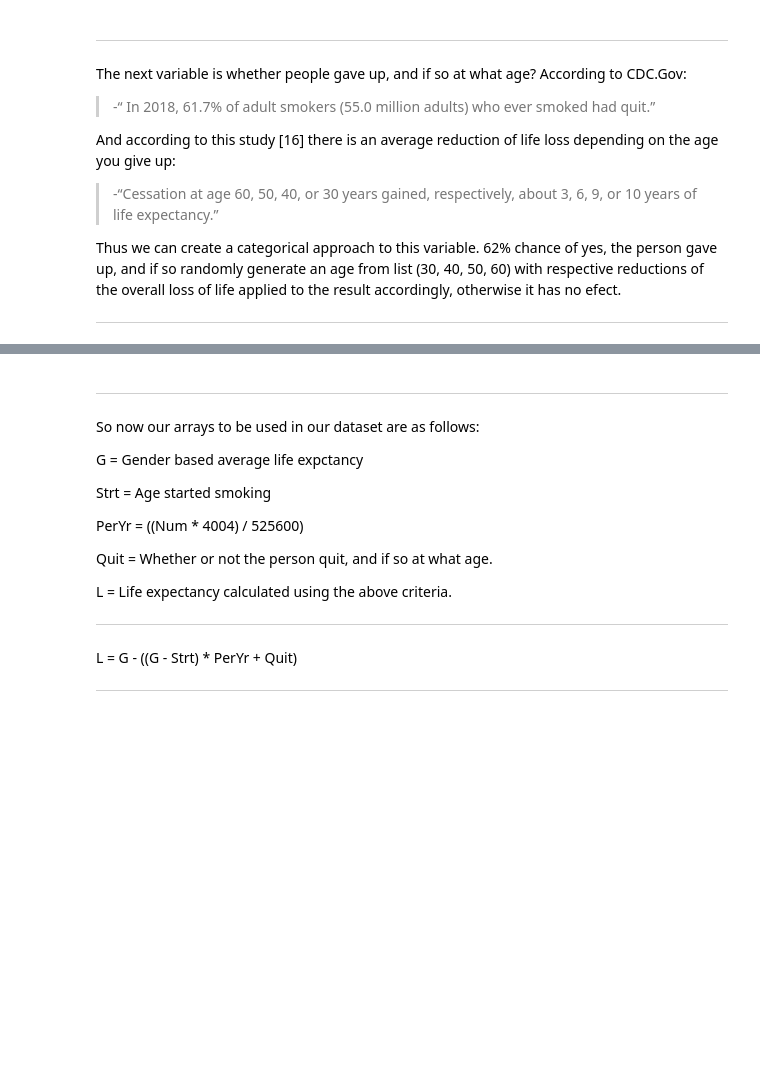
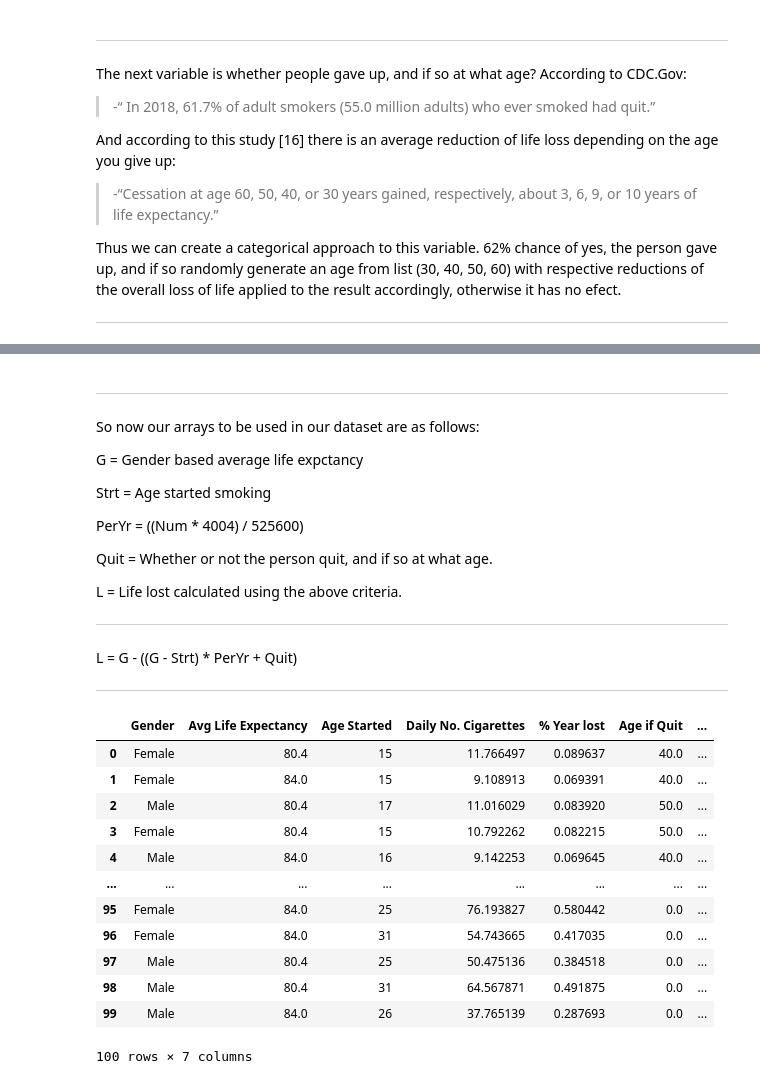
Before and after one commit to Crash-Bandicode/ProjectPFDA, a Jupyter notebook: ProjectPFDA.ipynb, the cells around one changed output, grey strips where cells are left out. Cells and saved outputs as stored; diff of their text form; code cells hidden in the pictures; blank space fills up the shorter version.

```diff
--- a/ProjectPFDA.ipynb
+++ b/ProjectPFDA.ipynb
@@ -368,7 +412,7 @@ PerYr = ((Num * 4004) / 525600)
 
 Quit = Whether or not the person quit, and if so at what age.
 
-L = Life expectancy calculated using the above criteria.
+L = Life lost calculated using the above criteria.
 ***
 
 L = G - ((G - Strt) * PerYr + Quit)
@@ -377,0 +503,4 @@ raw_data = {"Life Expectancy (L)": [], "Gender"}
+# %%
+df = pd.DataFrame(raw_data, columns = ["Gender", "Avg Life Expectancy", "Age Started",
+                                       "Daily No. Cigarettes", "% Year lost", "Age if Quit",
+                                      "Years Saved"])
@@ -377,0 +509,16 @@ raw_data = {"Life Expectancy (L)": [], "Gender"}
+# %%
+df
+# %% [output]
+|  | Gender | Avg Life Expectancy | Age Started | Daily No. Cigarettes | % Year lost | Age if Quit | ... |
+| 0 | Female | 80.4 | 15 | 11.766497 | 0.089637 | 40.0 | ... |
+| 1 | Female | 84.0 | 15 | 9.108913 | 0.069391 | 40.0 | ... |
+| 2 | Male | 80.4 | 17 | 11.016029 | 0.083920 | 50.0 | ... |
+| 3 | Female | 80.4 | 15 | 10.792262 | 0.082215 | 50.0 | ... |
+| 4 | Male | 84.0 | 16 | 9.142253 | 0.069645 | 40.0 | ... |
+| ... | ... | ... | ... | ... | ... | ... | ... |
+| 95 | Female | 84.0 | 25 | 76.193827 | 0.580442 | 0.0 | ... |
+| 96 | Female | 84.0 | 31 | 54.743665 | 0.417035 | 0.0 | ... |
+| 97 | Male | 80.4 | 25 | 50.475136 | 0.384518 | 0.0 | ... |
+| 98 | Male | 80.4 | 31 | 64.567871 | 0.491875 | 0.0 | ... |
+| 99 | Male | 84.0 | 26 | 37.765139 | 0.287693 | 0.0 | ... |
+100 rows × 7 columns
```
Also changed, not shown: parts of 16 cells of this notebook, 1 other file.
